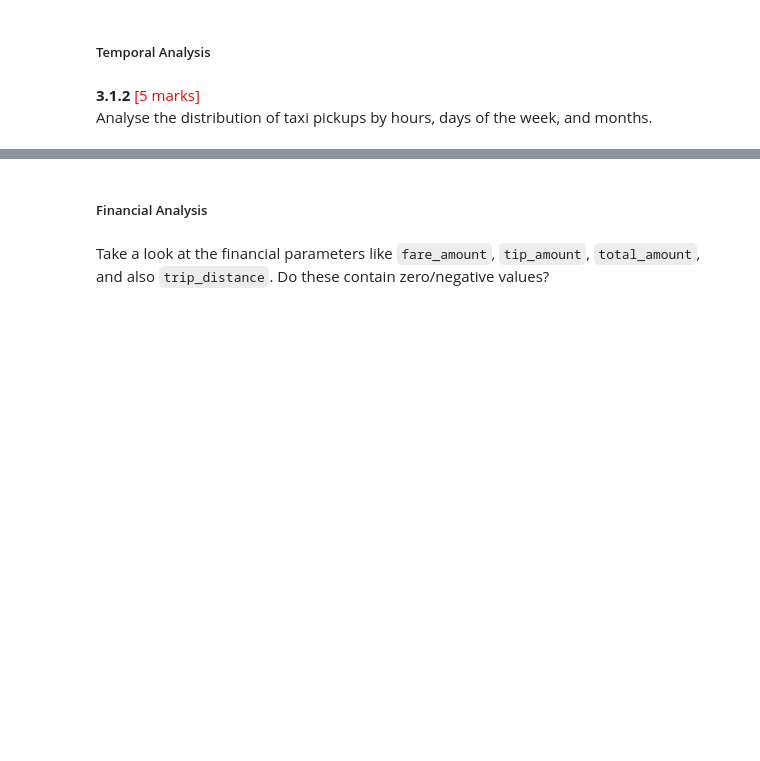
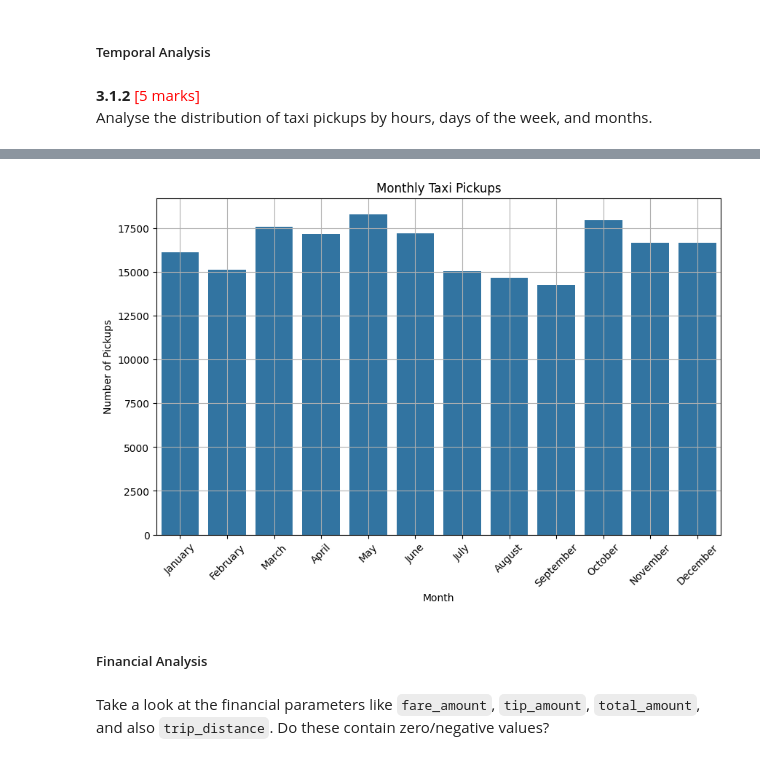
Before and after one commit to AGON002/python-assignment, a Jupyter notebook: EDA_Assg_NYC_Taxi_Starter.ipynb, the cells around one changed output, grey strips where cells are left out. Saved outputs shown, nothing was run; the diff lists cells and outputs as text; code cells hidden in the pictures; blank space fills up the shorter version.

```diff
--- a/EDA_Assg_NYC_Taxi_Starter.ipynb
+++ b/EDA_Assg_NYC_Taxi_Starter.ipynb
@@ -762,3 +785,19 @@ df['month'] = df['tpep_pickup_datetime'].dt.month_name()
+# %%
+# Show the monthly trends in pickups
+
+plt.figure(figsize=(10,6))
+sns.countplot(data=df, x='month', order=[
+    'January', 'February', 'March', 'April', 'May', 'June',
+    'July', 'August', 'September', 'October', 'November', 'December'
+])
+plt.title('Monthly Taxi Pickups')
+plt.xlabel('Month')
+plt.ylabel('Number of Pickups')
+plt.xticks(rotation=45)
+plt.grid(True)
+plt.show()
+# %% [output]
+[figure, added]
 # %% [markdown]
 ##### Financial Analysis
 # %% [markdown]
```
Also changed, not shown: parts of 23 cells of this notebook.
